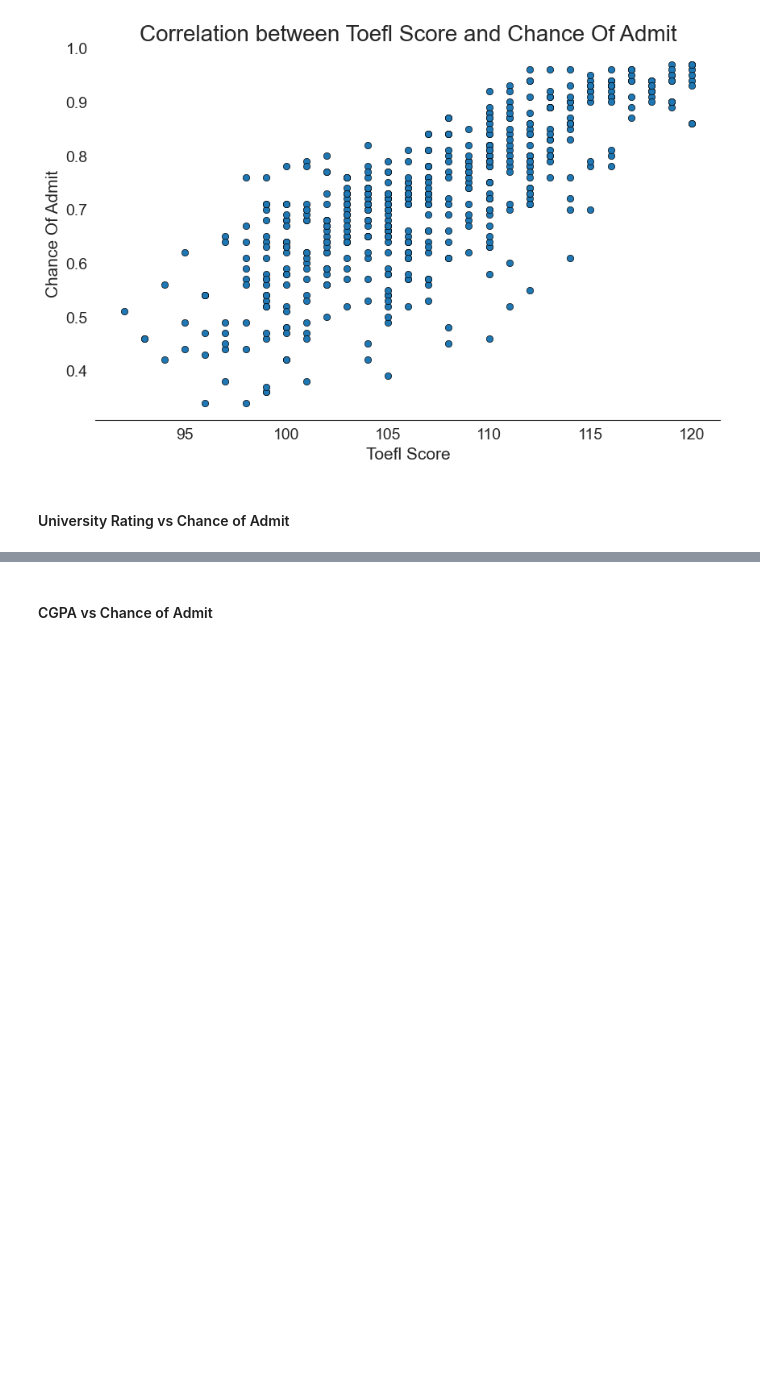
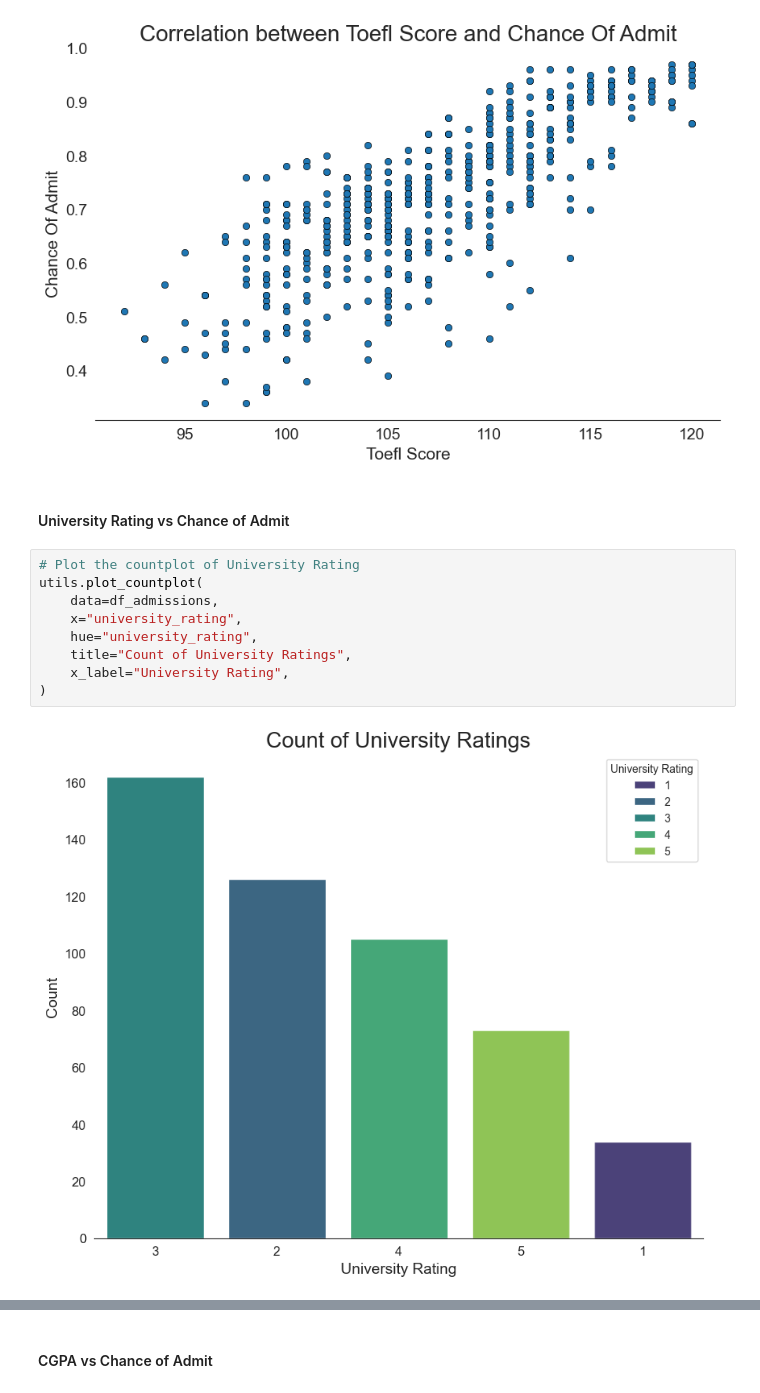
Before and after one commit to stefansphtr/Deep-Learning-Regression-with-Admissions-Data, a Jupyter notebook: Graduate_Admissions_Prediction_with_TensorFlow.ipynb, the cells around one changed output, grey strips where cells are left out. Cells and saved outputs as stored; diff of their text form; blank space fills up the shorter version.

```diff
--- a/Graduate_Admissions_Prediction_with_TensorFlow.ipynb
+++ b/Graduate_Admissions_Prediction_with_TensorFlow.ipynb
@@ -476,6 +476,17 @@ utils.plot_correlation(
 [figure]
 # %% [markdown]
 #### University Rating vs Chance of Admit
+# %%
+# Plot the countplot of University Rating
+utils.plot_countplot(
+    data=df_admissions,
+    x="university_rating",
+    hue="university_rating",
+    title="Count of University Ratings",
+    x_label="University Rating",
+)
+# %% [output]
+[figure, added]
 # %%
 # Plot the scatter plot of University Rating vs Chance of Admit
 utils.plot_correlation(
```
Also changed, not shown: parts of 15 cells of this notebook.
